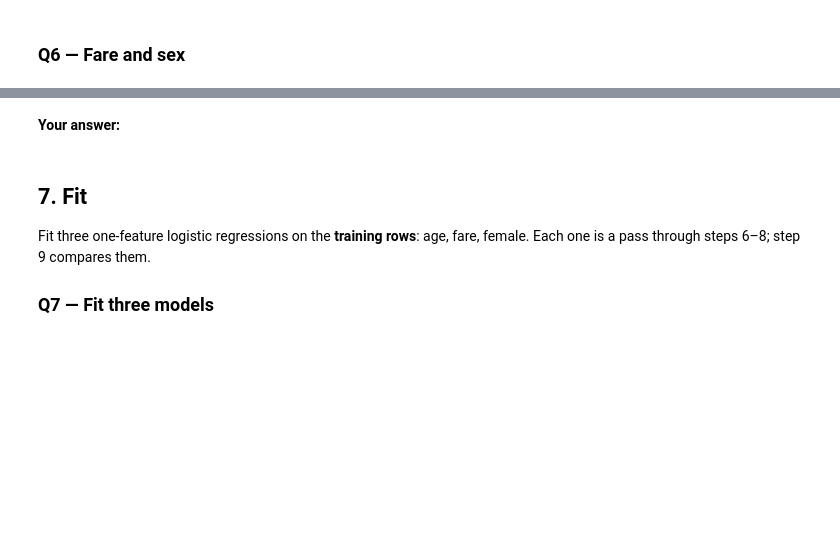
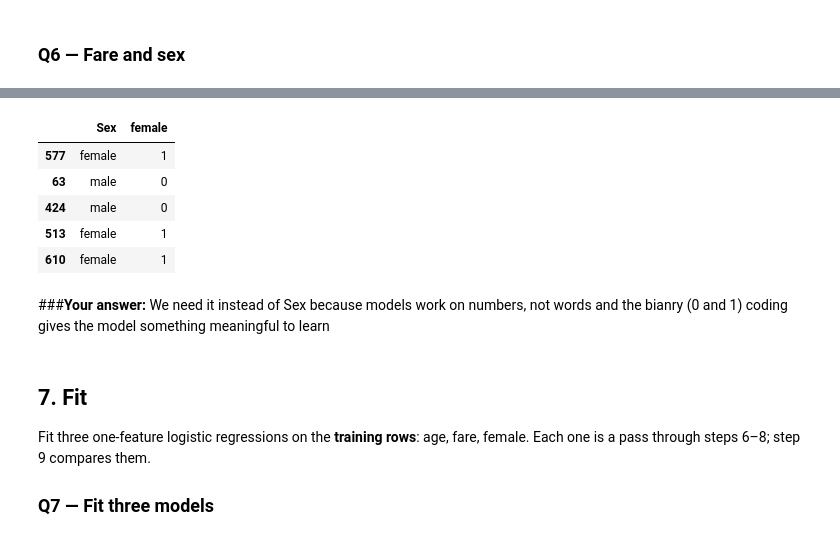
Before and after one commit to maramgueye/datascience_with_python, a Jupyter notebook: L3_03_homework_titanic.ipynb, the cells around one changed output, grey strips where cells are left out. Cells and saved outputs as stored; diff of their text form; code cells hidden in the pictures; blank space fills up the shorter version.

```diff
--- a/L3_03_homework_titanic.ipynb
+++ b/L3_03_homework_titanic.ipynb
@@ -281,11 +365,22 @@ print(median_fare_by_class)
 # %%
 # TODO: a column "female", 1 for women and 0 for men, in all three parts
+train["Female"] = (train["Sex"] == "female").astype(int)
 # TODO: train
 # TODO: validation
+validation["Female"]=(validation["Sex"]=="female").astype(int)
 # TODO: test
+test["Female"] = (test["Sex"] == "female").astype(int)
 display(train[["Sex", "female"]].head())          # check the new column
+# %% [output]
+|  | Sex | female |
+| 577 | female | 1 |
+| 63 | male | 0 |
+| 424 | male | 0 |
+| 513 | female | 1 |
+| 610 | female | 1 |
-# %% [markdown]
-**Your answer:**
+# %% [markdown]
+###**Your answer:**
+We need it instead of Sex because models work on numbers, not words and the bianry (0 and 1) coding gives the model something meaningful to learn
 # %% [markdown]
 ## 7. Fit
 Fit three one-feature logistic regressions on the **training rows**: age, fare, female. Each one is a pass through steps 6–8; step 9 compares them.
```
Also changed, not shown: parts of 19 cells of this notebook.
